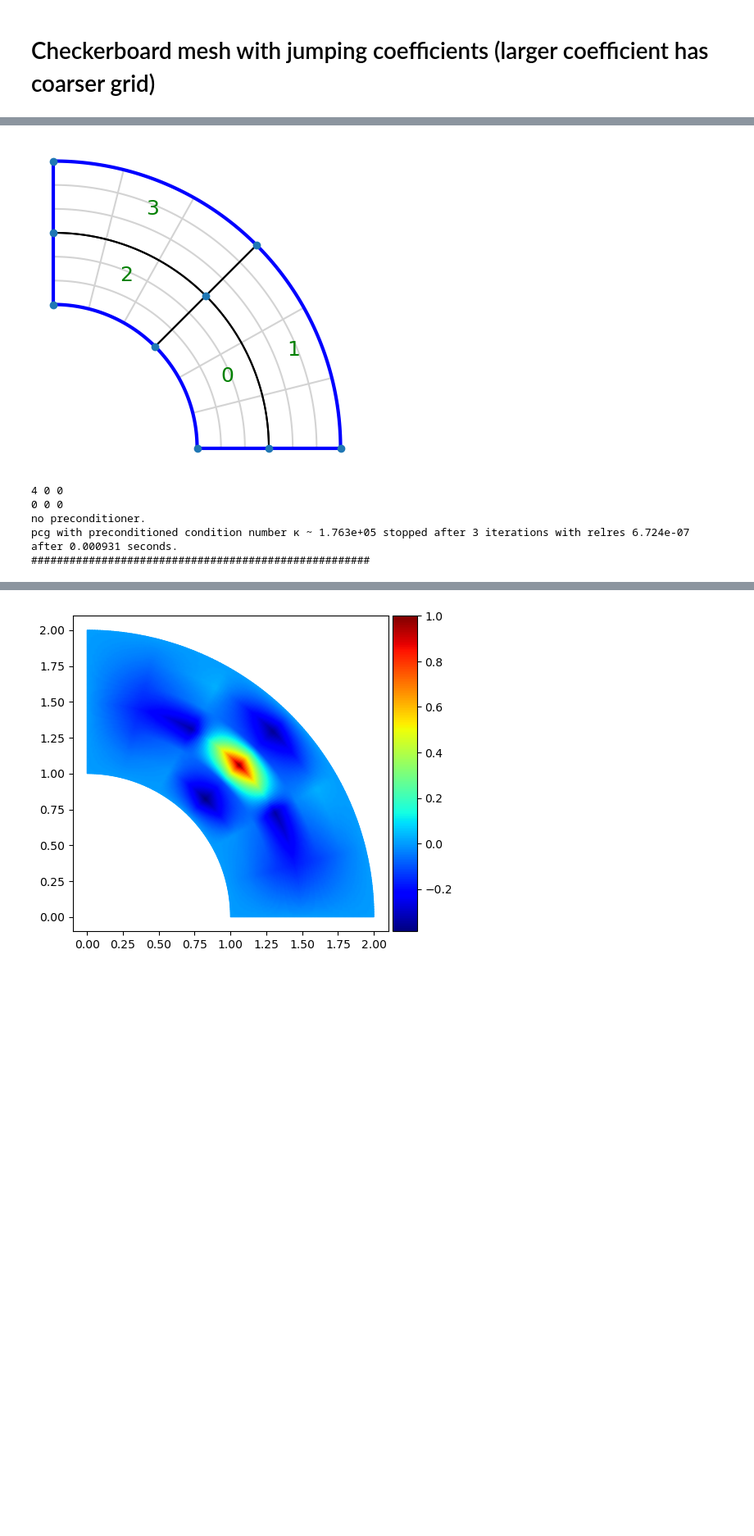
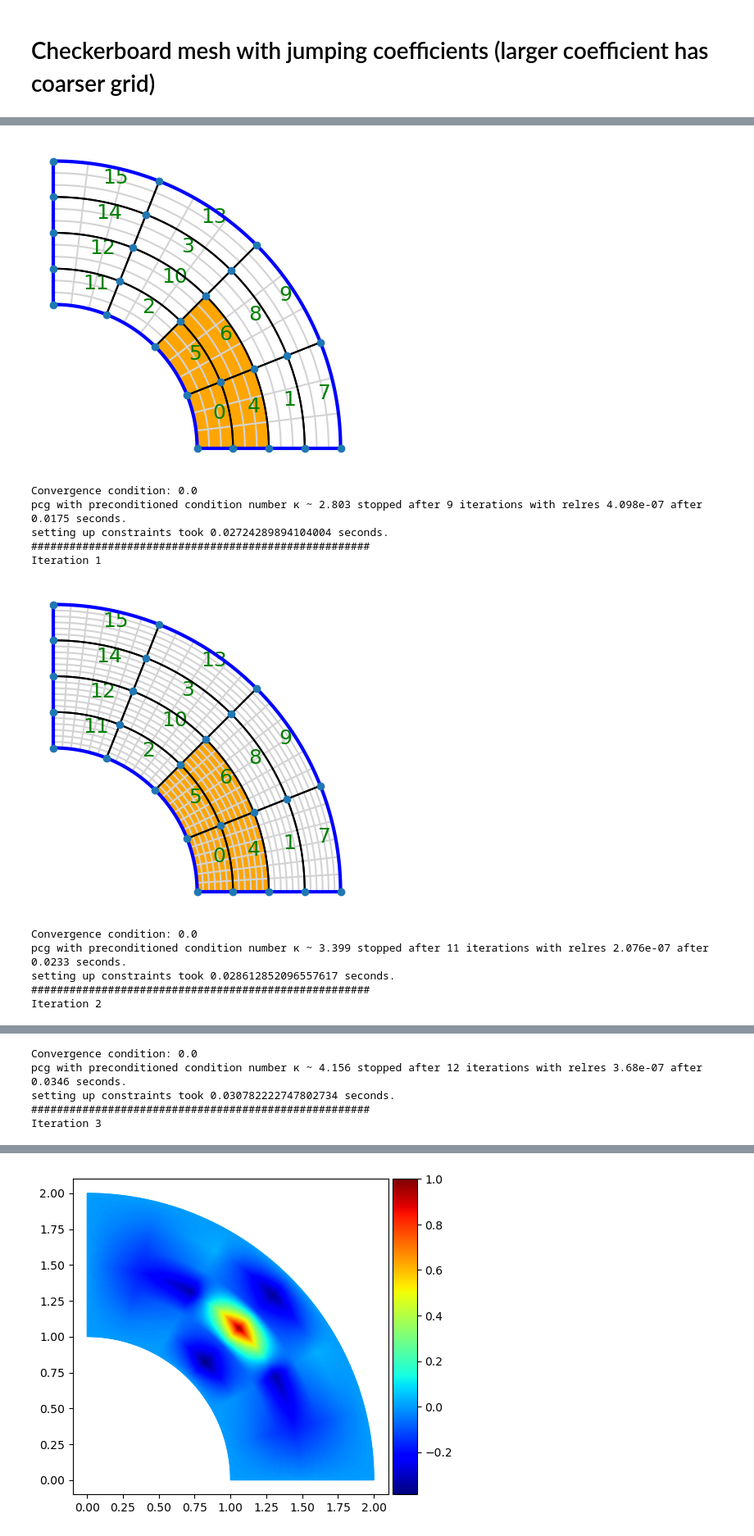
Before and after one commit to c-f-h/pyiga, a Jupyter notebook: notebooks/IETI.ipynb, the cells around one changed output, grey strips where cells are left out. Shown at 82% size. Cells and saved outputs as stored; diff of their text form; code cells hidden in the pictures; blank space fills up the shorter version.

```diff
--- a/notebooks/IETI.ipynb
+++ b/notebooks/IETI.ipynb
@@ -117,16 +121,16 @@ def solveDirect(MP, dir_data, f, nu, Ma_T=None):
 # %% [markdown]
 # Checkerboard mesh with jumping coefficients (larger coefficient has coarser grid)
 # %%
-degs = (1,)
-maxiters=(1,)
+degs = (2,)
+maxiters=(4,)
 
 R = np.zeros((max(maxiters),2*len(degs)))
 
 f={0:lambda x,y: 1., 1:lambda x,y: 1.}
-nu = {0:100.,1:100.}
+nu = {0:1000.,1:1.}
 dir_data = {0:0}
 prim = {'v':1, 'e':1}
-Prec = "1"
+Prec = "selection"
 
 plot=1
 
@@ -136,13 +140,14 @@ for i, deg in enumerate(degs):
     M = topology.MultiPatch([(knots,geometry.quarter_annulus())])
     M.h_refine();
     #M.set_domain_id({1:{0}})
-    #M.h_refine();
+    M.h_refine();
     #M.h_refine({p:-1 for p in {1,2}})
 
     #M.h_refine(-1);
     #M.h_refine({p:-1 for p in {4,5,7,8,10,11,13,14}})
 
     #M.set_domain_id({1:{0,1,2,3,6,9,12,15}})
+    M.set_domain_id({1:{0,4,5,6}})
 
     IMap = ieti.IetiMapper(M, dir_data)
 
@@ -221,7 +226,13 @@ deg = 1
 Iteration 0
-[figure, old version]
+[figure, new version]
-4 0 0
-0 0 0
-no preconditioner.
-pcg with preconditioned condition number κ ~ 1.763e+05 stopped after 3 iterations with relres 6.724e-07 after 0.000931 seconds.
+Convergence condition: 0.0
+pcg with preconditioned condition number κ ~ 2.803 stopped after 9 iterations with relres 4.098e-07 after 0.0175 seconds.
+setting up constraints took 0.02724289894104004 seconds.
 #####################################################
+Iteration 1
+[figure, added]
+Convergence condition: 0.0
+pcg with preconditioned condition number κ ~ 3.399 stopped after 11 iterations with relres 2.076e-07 after 0.0233 seconds.
+setting up constraints took 0.028612852096557617 seconds.
+#####################################################
+Iteration 2
@@ -227,0 +240,5 @@ pcg with preconditioned condition number κ ~ 1.763e+05 stopped after 3 iteratio
+Convergence condition: 0.0
+pcg with preconditioned condition number κ ~ 4.156 stopped after 12 iterations with relres 3.68e-07 after 0.0346 seconds.
+setting up constraints took 0.030782222747802734 seconds.
+#####################################################
+Iteration 3
```
Also changed, not shown: parts of 8 cells of this notebook, 8 other files.
